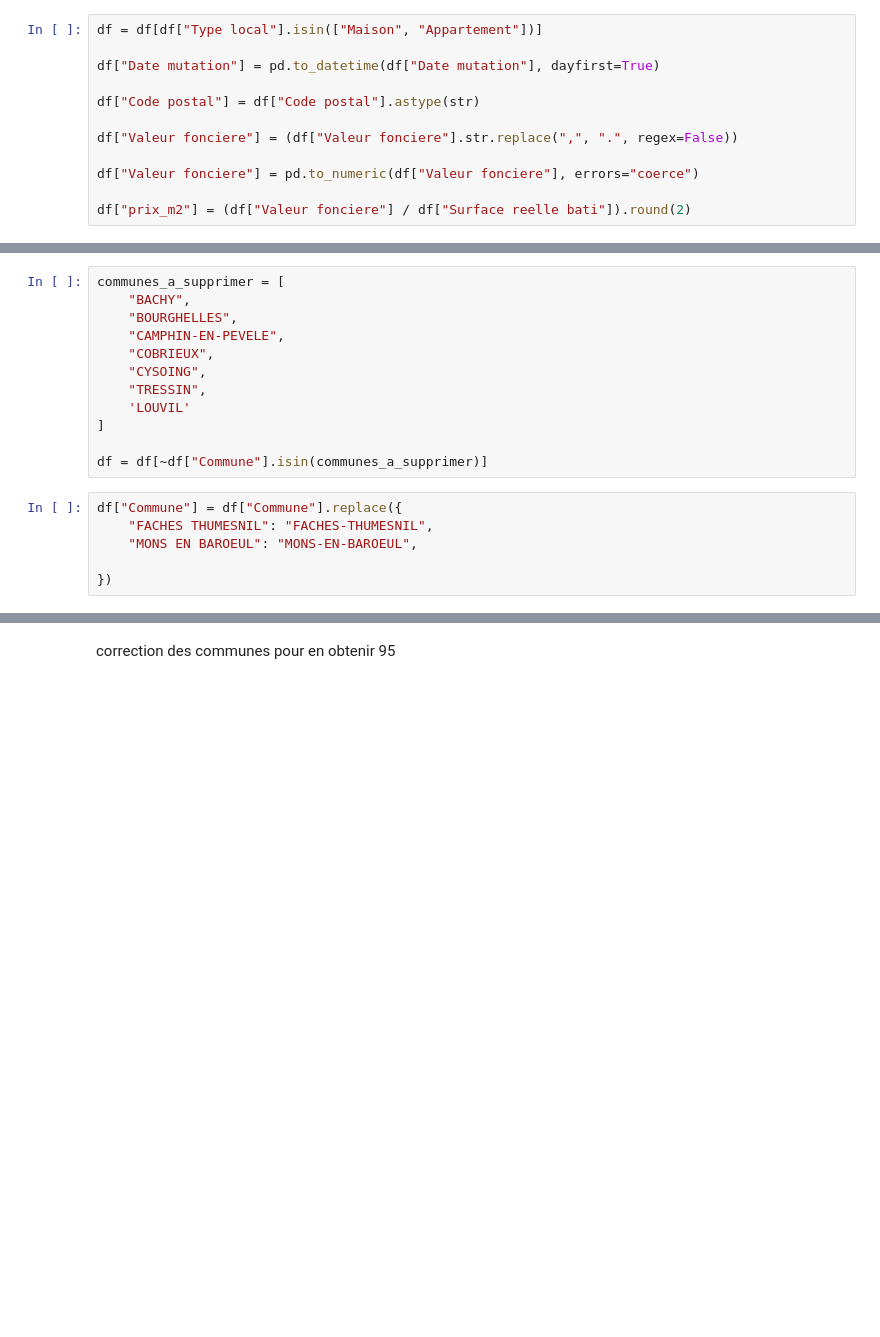
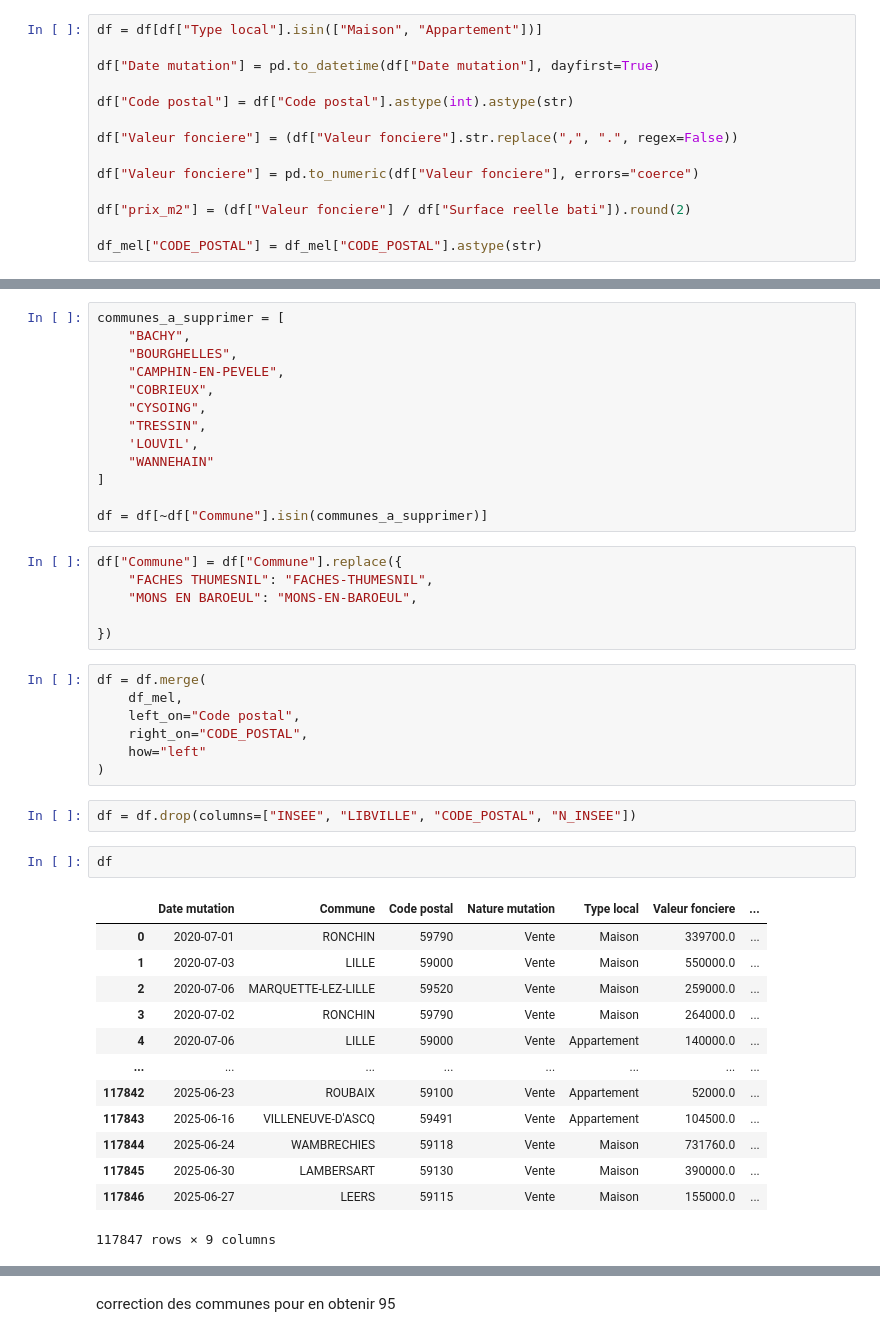
Before and after one commit to augu-gif/Projet_crise_logement, a Jupyter notebook: Processed/Immobilier/Nettoyage_de_données_DVF_2020_2025_MEL.ipynb, the cells around one changed output, grey strips where cells are left out. Drawn from its saved outputs; the diff is of its cells as text; blank space fills up the shorter version.

```diff
--- a/Processed/Immobilier/Nettoyage_de_données_DVF_2020_2025_MEL.ipynb
+++ b/Processed/Immobilier/Nettoyage_de_données_DVF_2020_2025_MEL.ipynb
@@ -128,13 +128,15 @@ df = df[df["Type local"].isin(["Maison", "Appartement"])]
 
 df["Date mutation"] = pd.to_datetime(df["Date mutation"], dayfirst=True)
 
-df["Code postal"] = df["Code postal"].astype(str)
+df["Code postal"] = df["Code postal"].astype(int).astype(str)
 
 df["Valeur fonciere"] = (df["Valeur fonciere"].str.replace(",", ".", regex=False))
 
 df["Valeur fonciere"] = pd.to_numeric(df["Valeur fonciere"], errors="coerce")
 
 df["prix_m2"] = (df["Valeur fonciere"] / df["Surface reelle bati"]).round(2)
+
+df_mel["CODE_POSTAL"] = df_mel["CODE_POSTAL"].astype(str)
 # %% [markdown]
 transformation du type des colonnes pour power BI
 # %%
@@ -198,7 +204,8 @@ communes_a_supprimer = [
     "COBRIEUX",
     "CYSOING",
     "TRESSIN",
-    'LOUVIL'
+    'LOUVIL',
+    "WANNEHAIN"
 ]
 
 df = df[~df["Commune"].isin(communes_a_supprimer)]
@@ -208,3 +215,28 @@ df["Commune"] = df["Commune"].replace({
     "MONS EN BAROEUL": "MONS-EN-BAROEUL",
 
 })
+# %%
+df = df.merge(
+    df_mel,
+    left_on="Code postal",
+    right_on="CODE_POSTAL",
+    how="left"
+)
+# %%
+df = df.drop(columns=["INSEE", "LIBVILLE", "CODE_POSTAL", "N_INSEE"])
+# %%
+df
+# %% [output]
+|  | Date mutation | Commune | Code postal | Nature mutation | Type local | Valeur fonciere | ... |
+| 0 | 2020-07-01 | RONCHIN | 59790 | Vente | Maison | 339700.0 | ... |
+| 1 | 2020-07-03 | LILLE | 59000 | Vente | Maison | 550000.0 | ... |
+| 2 | 2020-07-06 | MARQUETTE-LEZ-LILLE | 59520 | Vente | Maison | 259000.0 | ... |
+| 3 | 2020-07-02 | RONCHIN | 59790 | Vente | Maison | 264000.0 | ... |
+| 4 | 2020-07-06 | LILLE | 59000 | Vente | Appartement | 140000.0 | ... |
+| ... | ... | ... | ... | ... | ... | ... | ... |
+| 117842 | 2025-06-23 | ROUBAIX | 59100 | Vente | Appartement | 52000.0 | ... |
+| 117843 | 2025-06-16 | VILLENEUVE-D'ASCQ | 59491 | Vente | Appartement | 104500.0 | ... |
+| 117844 | 2025-06-24 | WAMBRECHIES | 59118 | Vente | Maison | 731760.0 | ... |
+| 117845 | 2025-06-30 | LAMBERSART | 59130 | Vente | Maison | 390000.0 | ... |
+| 117846 | 2025-06-27 | LEERS | 59115 | Vente | Maison | 155000.0 | ... |
+117847 rows × 9 columns
```
Also changed, not shown: parts of 6 cells of this notebook.
